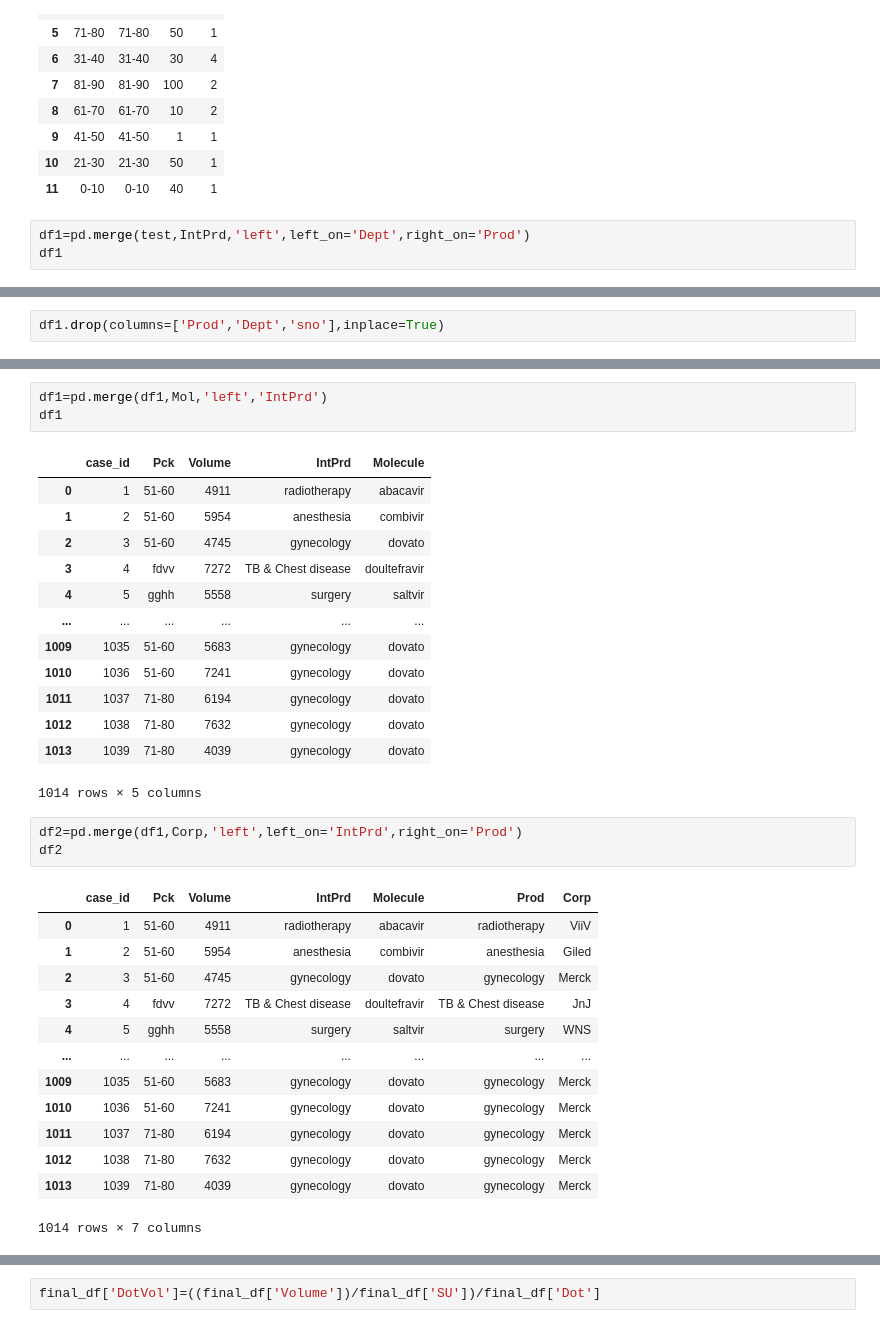
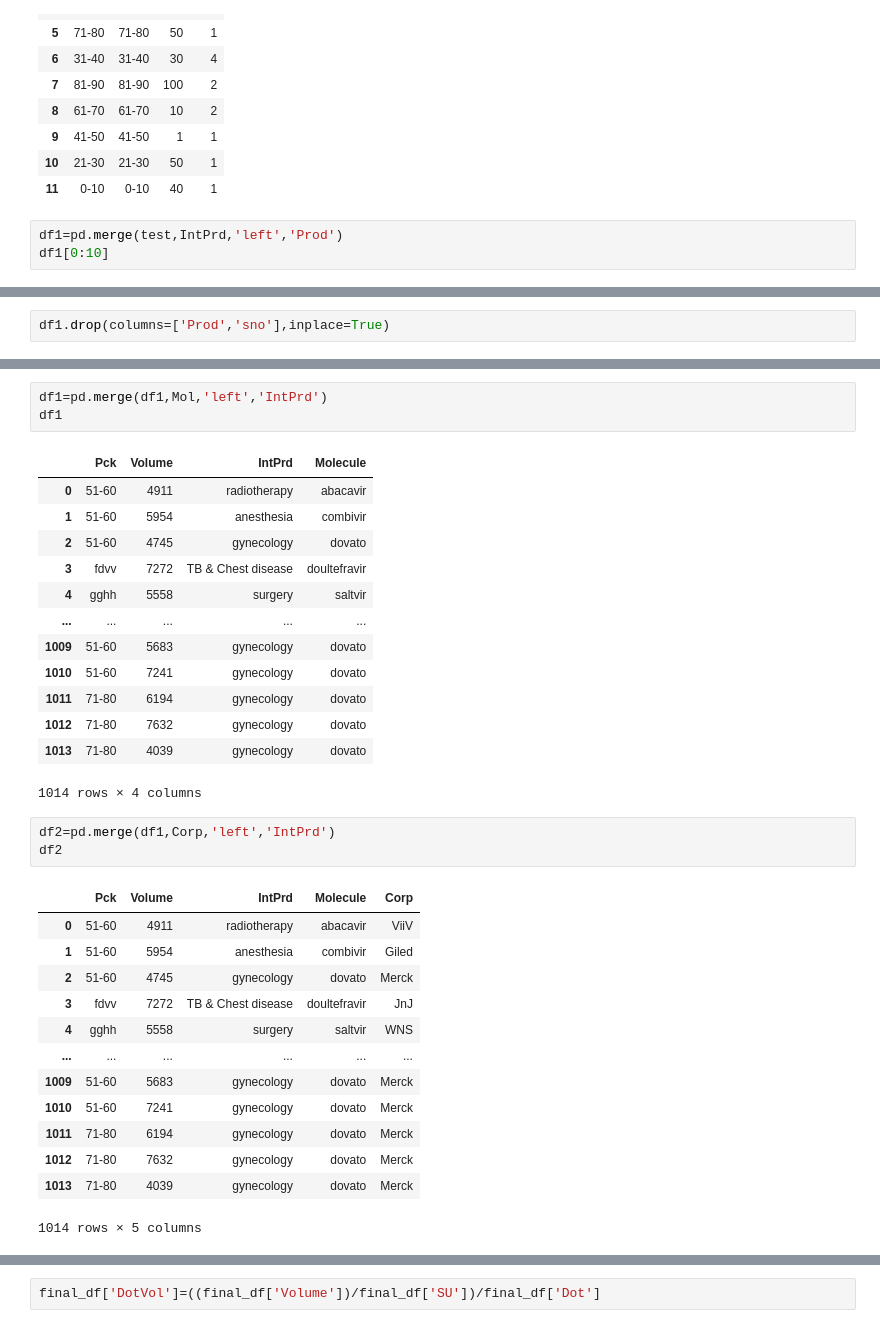
Before and after one commit to Karan5403/Data-science, a Jupyter notebook: WNS.ipynb, the cells around one changed output, grey strips where cells are left out. Cells and saved outputs as stored; diff of their text form.

```diff
--- a/WNS.ipynb
+++ b/WNS.ipynb
@@ -87,6 +99,6 @@ Dot
 | 10 | 21-30 | 21-30 | 50 | 1 |
 | 11 | 0-10 | 0-10 | 40 | 1 |
 # %%
-df1=pd.merge(test,IntPrd,'left',left_on='Dept',right_on='Prod')
-df1
+df1=pd.merge(test,IntPrd,'left','Prod')
+df1[0:10]
 # %% [output]
@@ -116,6 +124,6 @@ IntPrd     0
 dtype: int64
 # %%
-df1.drop(columns=['Prod','Dept','sno'],inplace=True)
+df1.drop(columns=['Prod','sno'],inplace=True)
 # %%
 df1
 # %% [output]
@@ -136,33 +144,33 @@ df1
 df1=pd.merge(df1,Mol,'left','IntPrd')
 df1
 # %% [output]
-|  | case_id | Pck | Volume | IntPrd | Molecule |
-| 0 | 1 | 51-60 | 4911 | radiotherapy | abacavir |
-| 1 | 2 | 51-60 | 5954 | anesthesia | combivir |
-| 2 | 3 | 51-60 | 4745 | gynecology | dovato |
-| 3 | 4 | fdvv | 7272 | TB & Chest disease | doultefravir |
-| 4 | 5 | gghh | 5558 | surgery | saltvir |
-| ... | ... | ... | ... | ... | ... |
-| 1009 | 1035 | 51-60 | 5683 | gynecology | dovato |
-| 1010 | 1036 | 51-60 | 7241 | gynecology | dovato |
-| 1011 | 1037 | 71-80 | 6194 | gynecology | dovato |
-| 1012 | 1038 | 71-80 | 7632 | gynecology | dovato |
-| 1013 | 1039 | 71-80 | 4039 | gynecology | dovato |
+|  | Pck | Volume | IntPrd | Molecule |
+| 0 | 51-60 | 4911 | radiotherapy | abacavir |
+| 1 | 51-60 | 5954 | anesthesia | combivir |
+| 2 | 51-60 | 4745 | gynecology | dovato |
+| 3 | fdvv | 7272 | TB & Chest disease | doultefravir |
+| 4 | gghh | 5558 | surgery | saltvir |
+| ... | ... | ... | ... | ... |
+| 1009 | 51-60 | 5683 | gynecology | dovato |
+| 1010 | 51-60 | 7241 | gynecology | dovato |
+| 1011 | 71-80 | 6194 | gynecology | dovato |
+| 1012 | 71-80 | 7632 | gynecology | dovato |
+| 1013 | 71-80 | 4039 | gynecology | dovato |
-1014 rows × 5 columns
+1014 rows × 4 columns
 # %%
-df2=pd.merge(df1,Corp,'left',left_on='IntPrd',right_on='Prod')
+df2=pd.merge(df1,Corp,'left','IntPrd')
 df2
 # %% [output]
-|  | case_id | Pck | Volume | IntPrd | Molecule | Prod | Corp |
-| 0 | 1 | 51-60 | 4911 | radiotherapy | abacavir | radiotherapy | ViiV |
-| 1 | 2 | 51-60 | 5954 | anesthesia | combivir | anesthesia | Giled |
-| 2 | 3 | 51-60 | 4745 | gynecology | dovato | gynecology | Merck |
-| 3 | 4 | fdvv | 7272 | TB & Chest disease | doultefravir | TB & Chest disease | JnJ |
-| 4 | 5 | gghh | 5558 | surgery | saltvir | surgery | WNS |
-| ... | ... | ... | ... | ... | ... | ... | ... |
-| 1009 | 1035 | 51-60 | 5683 | gynecology | dovato | gynecology | Merck |
-| 1010 | 1036 | 51-60 | 7241 | gynecology | dovato | gynecology | Merck |
-| 1011 | 1037 | 71-80 | 6194 | gynecology | dovato | gynecology | Merck |
-| 1012 | 1038 | 71-80 | 7632 | gynecology | dovato | gynecology | Merck |
-| 1013 | 1039 | 71-80 | 4039 | gynecology | dovato | gynecology | Merck |
+|  | Pck | Volume | IntPrd | Molecule | Corp |
+| 0 | 51-60 | 4911 | radiotherapy | abacavir | ViiV |
+| 1 | 51-60 | 5954 | anesthesia | combivir | Giled |
+| 2 | 51-60 | 4745 | gynecology | dovato | Merck |
+| 3 | fdvv | 7272 | TB & Chest disease | doultefravir | JnJ |
+| 4 | gghh | 5558 | surgery | saltvir | WNS |
+| ... | ... | ... | ... | ... | ... |
+| 1009 | 51-60 | 5683 | gynecology | dovato | Merck |
+| 1010 | 51-60 | 7241 | gynecology | dovato | Merck |
+| 1011 | 71-80 | 6194 | gynecology | dovato | Merck |
+| 1012 | 71-80 | 7632 | gynecology | dovato | Merck |
+| 1013 | 71-80 | 4039 | gynecology | dovato | Merck |
-1014 rows × 7 columns
+1014 rows × 5 columns
```
Also changed, not shown: parts of 14 cells of this notebook.
